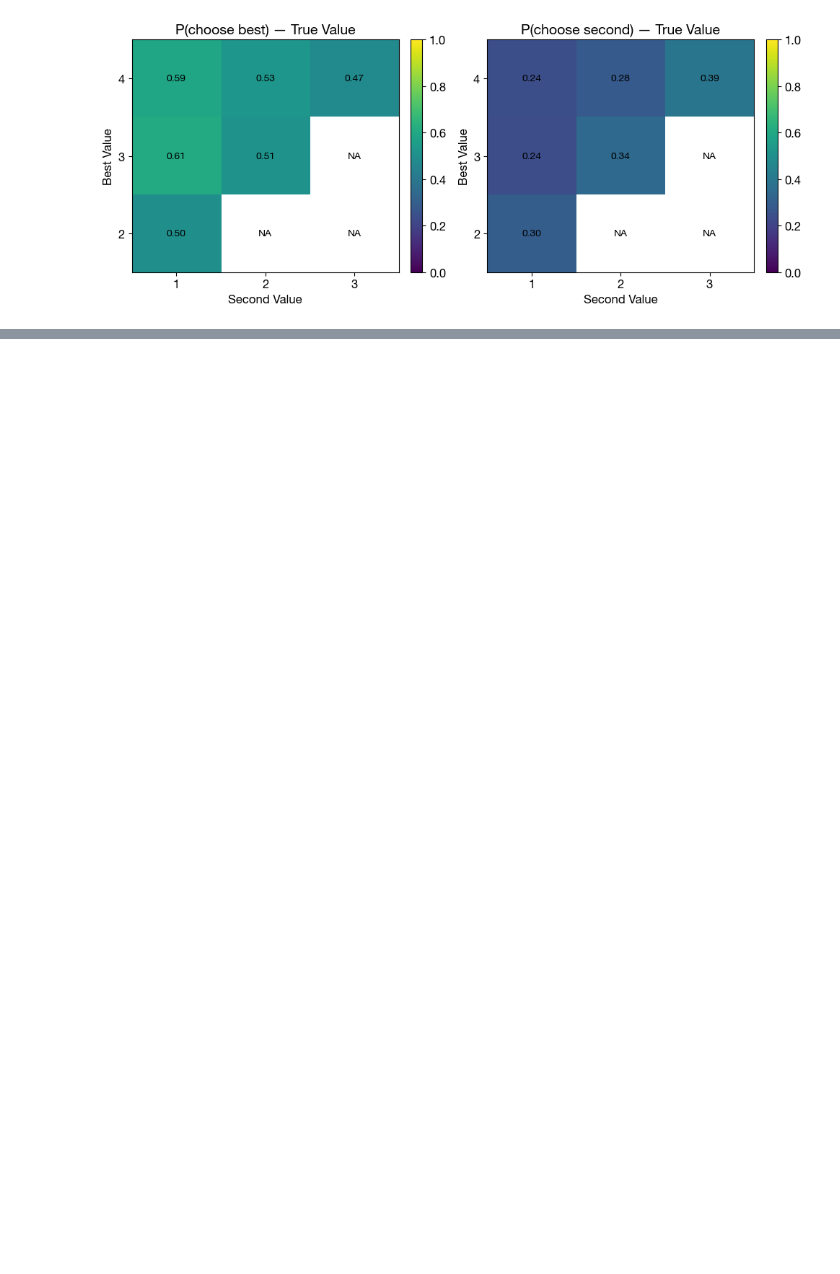
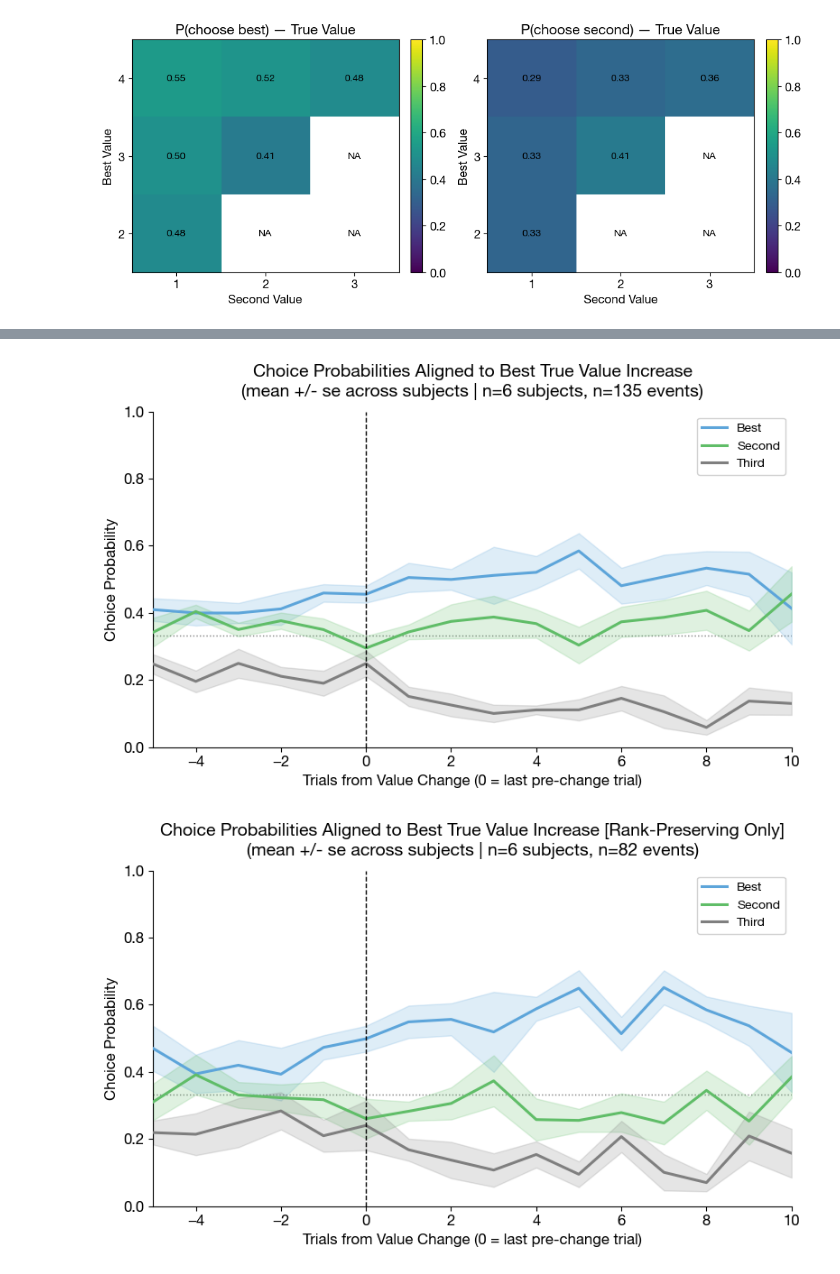
Before and after one commit to megyoung430/magnitude-bandit-analysis, a Jupyter notebook: scripts/value_bandit_analysis.ipynb, the cells around one changed output, grey strips where cells are left out. Saved outputs shown, nothing was run; the diff lists cells and outputs as text; code cells hidden in the pictures; blank space fills up the shorter version.

```diff
--- a/scripts/value_bandit_analysis.ipynb
+++ b/scripts/value_bandit_analysis.ipynb
@@ -1648,6 +2152,6 @@ def run_all_value_change_plots(subjects_trials, pre=5, post=5,
 # %%
-subjects_trials = subject_trials_by_value_problem[5]
+subjects_trials = subject_trials_by_value_problem[6]
 
 # Show inline
-run_all_value_change_plots(subjects_trials, pre=5, post=5)
+run_all_value_change_plots(subjects_trials, pre=5, post=10)
 # %% [output]
@@ -1663,0 +2159,27 @@ run_all_value_change_plots(subjects_trials, pre=5, post=5)
+# %%
+def flatten_subjects_trials(subjects_trials):
+    """
+    Convert:
+        {problem_id: {animal_id: {session_id: session_data}}}
+    to:
+        {animal_id: {session_id: session_data}}
+
+    Sessions are prefixed with problem_id to avoid collisions,
+    e.g. 'prob1__ses-46_date-20260228'.
+    """
+    flat = {}
+    for problem_id, animals in subjects_trials.items():
+        for animal_id, sessions in animals.items():
+            if animal_id not in flat:
+                flat[animal_id] = {}
+            for session_id, session_data in sessions.items():
+                flat_key = f"prob{problem_id}__{session_id}"
+                flat[animal_id][flat_key] = session_data
+    return flat
+
+# Usage:
+subjects_trials_flat = flatten_subjects_trials(subjects_trials)
+run_all_value_change_plots(subjects_trials_flat, pre=5, post=10)
+# %% [output]
+[figure, added]
+[figure, added]
```
Also changed, not shown: parts of 9 cells of this notebook, 9 other files.
